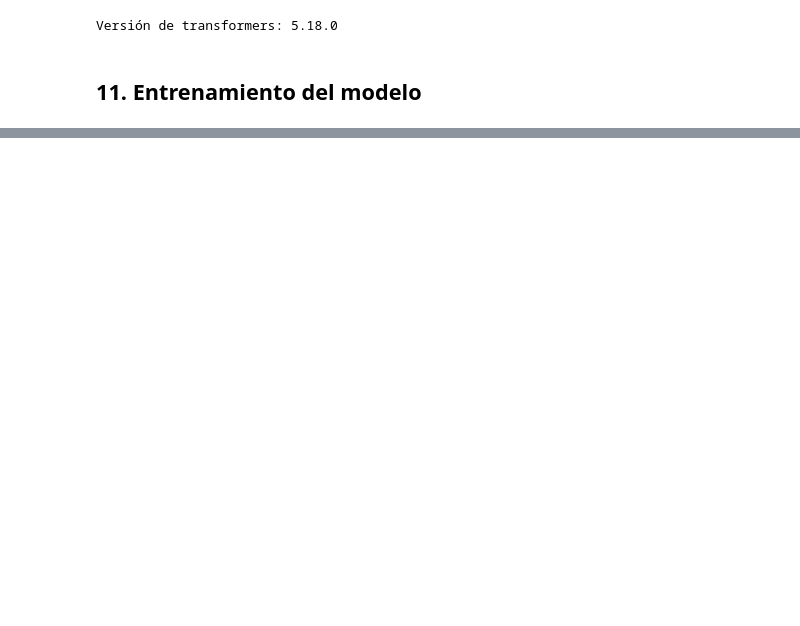
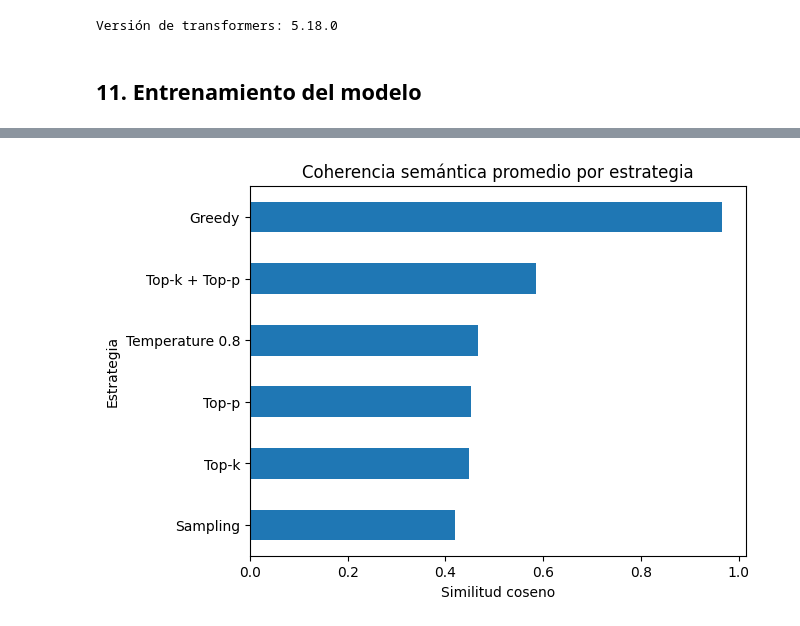
Before and after one commit to Sandrajol/NLP_Tarea_04, a Jupyter notebook: mini_proyecto_generacion_texto_ipynb.ipynb, the cells around one changed output, grey strips where cells are left out. Saved outputs shown, nothing was run; the diff lists cells and outputs as text; code cells hidden in the pictures; blank space fills up the shorter version.

```diff
--- a/mini_proyecto_generacion_texto_ipynb.ipynb
+++ b/mini_proyecto_generacion_texto_ipynb.ipynb
@@ -763,0 +1345,9 @@ evaluacion_final
+# %%
+from sentence_transformers import SentenceTransformer
+from sklearn.metrics.pairwise import cosine_similarity
+
+modelo_semantico = SentenceTransformer(
+    "sentence-transformers/paraphrase-multilingual-MiniLM-L12-v2"
+)
+
+print("Modelo semántico cargado correctamente.")
@@ -763,0 +1386,9 @@ evaluacion_final
+# %%
+df_resultados["coherencia"] = df_resultados["texto"].apply(
+    calcular_coherencia
+)
+
+df_resultados[
+    ["estrategia", "longitud", "distinct_1",
+     "distinct_2", "repeticion", "coherencia"]
+].head()
@@ -763,0 +1402,17 @@ evaluacion_final
+# %%
+resumen_final = (
+    df_resultados
+    .groupby("estrategia")[
+        [
+            "longitud",
+            "distinct_1",
+            "distinct_2",
+            "repeticion",
+            "coherencia"
+        ]
+    ]
+    .mean()
+    .round(3)
+)
+
+resumen_final
@@ -763,0 +1428,11 @@ evaluacion_final
+# %%
+resumen_final["coherencia"].sort_values().plot(
+    kind="barh"
+)
+
+plt.title("Coherencia semántica promedio por estrategia")
+plt.xlabel("Similitud coseno")
+plt.ylabel("Estrategia")
+plt.show()
+# %% [output]
+[figure, added]
```
Also changed, not shown: parts of 41 cells of this notebook.
